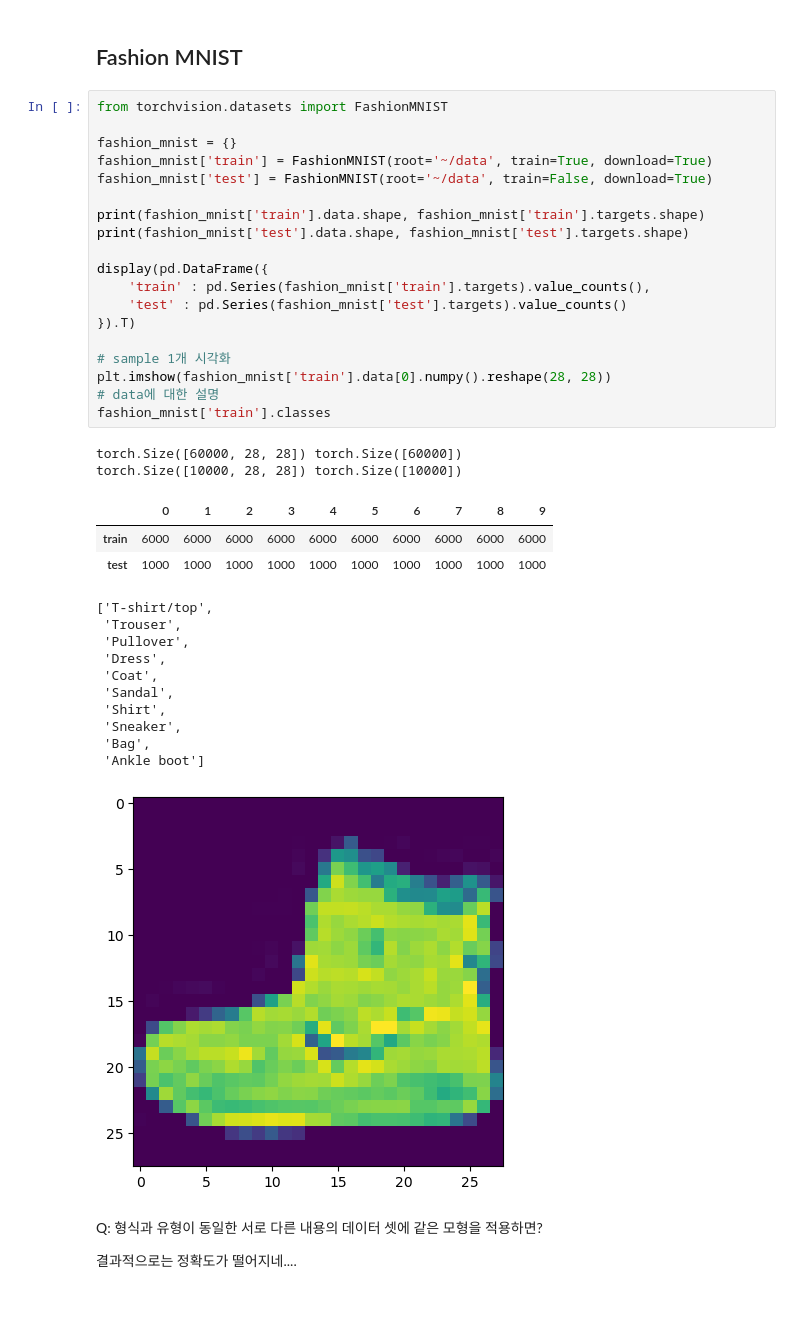
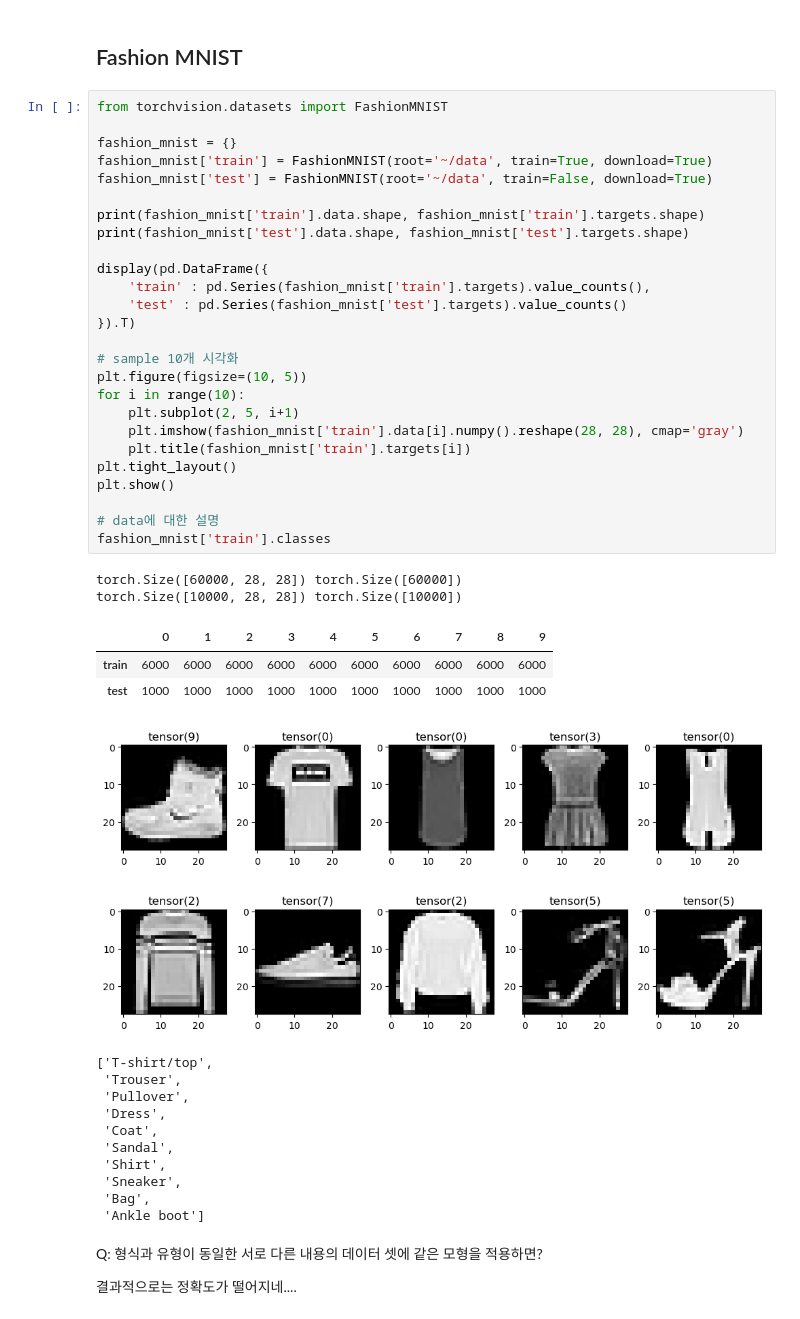
Before and after one commit to rebirther00/pydeep_multicam, a Jupyter notebook: Day5.ipynb, the cells around one changed output. Cells and saved outputs as stored; diff of their text form.

```diff
--- a/Day5.ipynb
+++ b/Day5.ipynb
@@ -567,28 +567,36 @@ dtype: float64
 # %%
 from torchvision.datasets import FashionMNIST
 
 fashion_mnist = {}
 fashion_mnist['train'] = FashionMNIST(root='~/data', train=True, download=True)
 fashion_mnist['test'] = FashionMNIST(root='~/data', train=False, download=True)
 
 print(fashion_mnist['train'].data.shape, fashion_mnist['train'].targets.shape)
 print(fashion_mnist['test'].data.shape, fashion_mnist['test'].targets.shape)
 
 display(pd.DataFrame({
     'train' : pd.Series(fashion_mnist['train'].targets).value_counts(),
     'test' : pd.Series(fashion_mnist['test'].targets).value_counts()
 }).T)
 
-# sample 1개 시각화
-plt.imshow(fashion_mnist['train'].data[0].numpy().reshape(28, 28))
+# sample 10개 시각화
+plt.figure(figsize=(10, 5))
+for i in range(10):
+    plt.subplot(2, 5, i+1)
+    plt.imshow(fashion_mnist['train'].data[i].numpy().reshape(28, 28), cmap='gray')
+    plt.title(fashion_mnist['train'].targets[i])
+plt.tight_layout()
+plt.show()
+
 # data에 대한 설명
 fashion_mnist['train'].classes
 # %% [output]
 torch.Size([60000, 28, 28]) torch.Size([60000])
 torch.Size([10000, 28, 28]) torch.Size([10000])
 |  | 0 | 1 | 2 | 3 | 4 | 5 | 6 | 7 | 8 | 9 |
 | train | 6000 | 6000 | 6000 | 6000 | 6000 | 6000 | 6000 | 6000 | 6000 | 6000 |
 | test | 1000 | 1000 | 1000 | 1000 | 1000 | 1000 | 1000 | 1000 | 1000 | 1000 |
+[figure, new version]
 ['T-shirt/top',
  'Trouser',
  'Pullover',
@@ -599,7 +607,6 @@ torch.Size([10000, 28, 28]) torch.Size([10000])
  'Sneaker',
  'Bag',
  'Ankle boot']
-[figure, old version]
 # %% [markdown]
 Q: 형식과 유형이 동일한 서로 다른 내용의 데이터 셋에 같은 모형을 적용하면?
 
```
Also changed, not shown: parts of 5 cells of this notebook, 1 other file.
